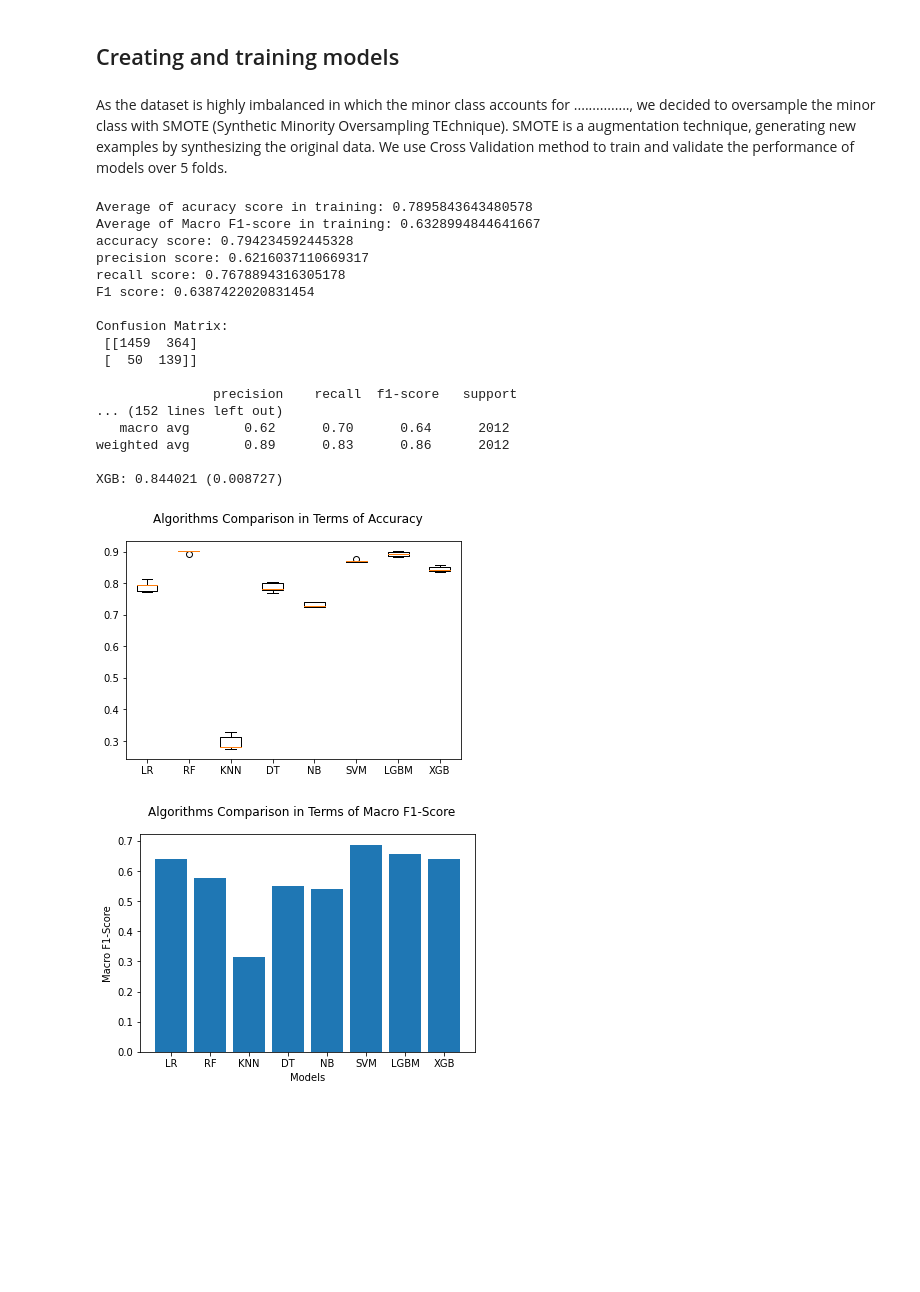
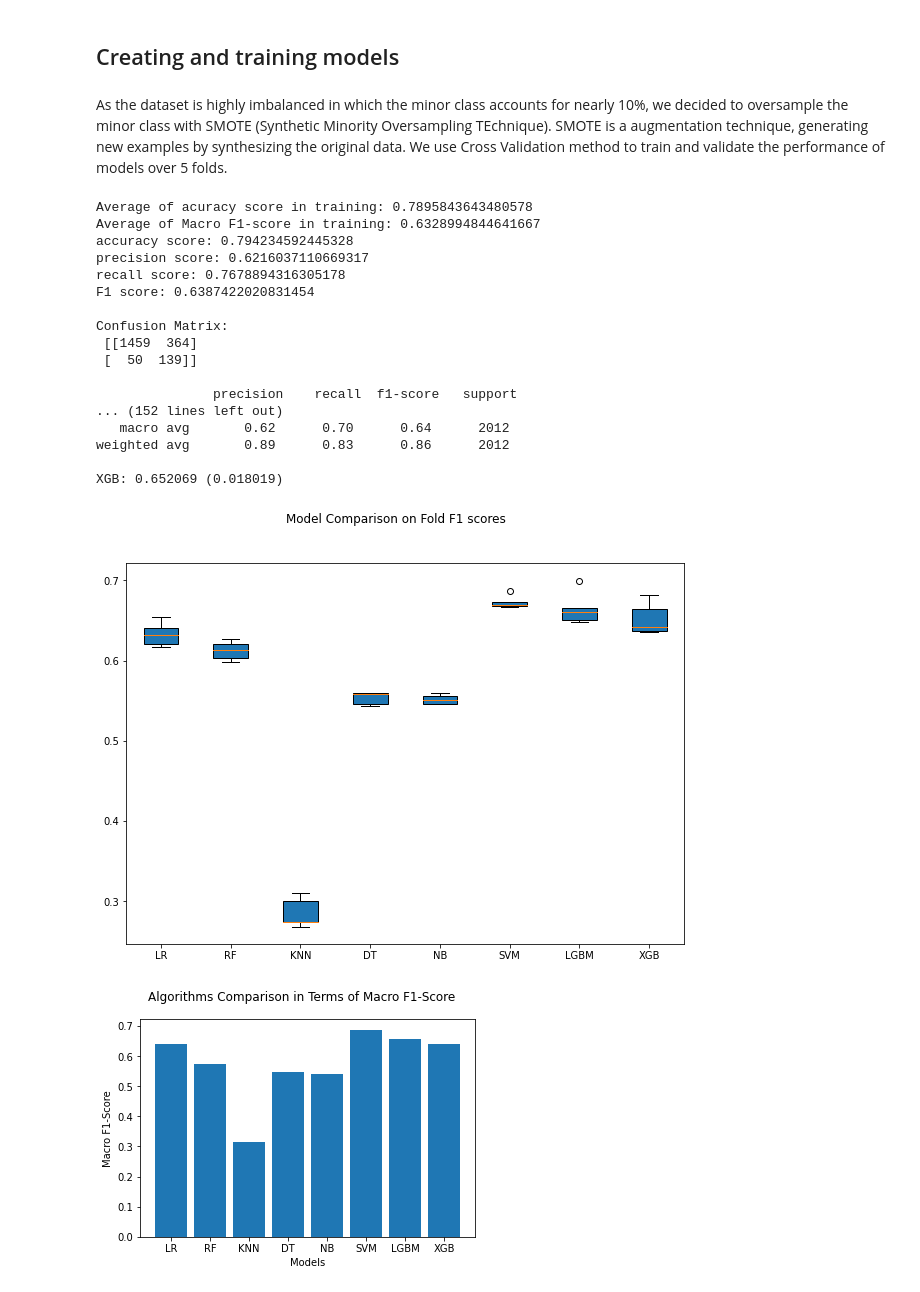
Before and after one commit to NganTran-0017/LING5412, a Jupyter notebook: Classic_ML.ipynb, the cells around one changed output. Cells and saved outputs as stored; diff of their text form; code cells hidden in the pictures; blank space fills up the shorter version.

```diff
--- a/Classic_ML.ipynb
+++ b/Classic_ML.ipynb
@@ -300,7 +302,7 @@ def get_roc_cuve (y_true, y_pred):
 # %% [markdown]
 ## Creating and training models
 # %% [markdown]
-As the dataset is highly imbalanced in which the minor class accounts for ..............., we decided to oversample the minor class with SMOTE (Synthetic Minority Oversampling TEchnique). SMOTE is a augmentation technique, generating new examples by synthesizing the original data.
+As the dataset is highly imbalanced in which the minor class accounts for nearly 10%, we decided to oversample the minor class with SMOTE (Synthetic Minority Oversampling TEchnique). SMOTE is a augmentation technique, generating new examples by synthesizing the original data.
 We use Cross Validation method to train and validate the performance of models over 5 folds.
 # %%
 # Define a function for training models with SMOTE and cross validation
@@ -339,7 +341,7 @@ def score_model(name,model):
     macro_f1_test = f1_score(y_test, y_pred,  average = 'macro', zero_division=1)
     printing_eval_scores (y_test, y_pred)
     roc = get_roc_cuve(y_test, y_pred)
-    report_scores = {'accuracy_folds':np.array(scores),'accuracy_test':test_score, 'macro_f1_test': macro_f1_test, 'y_predicted':y_pred, 'roc': roc }
+    report_scores = {'Macro-F1-folds':np.array(f1_scores),'accuracy_test':test_score, 'macro_f1_test': macro_f1_test, 'y_predicted':y_pred, 'roc': roc }
     return report_scores
 # %%
 # Running all models together
@@ -367,12 +369,12 @@ report_scores_all = {}
 for name, model in models:
   report_scores = score_model(name, model)
   report_scores_all[name] = report_scores
-  results.append(report_scores['accuracy_folds'])
+  results.append(report_scores['Macro-F1-folds'])
   score_test.append(report_scores['accuracy_test'])
   macro_f1[name] = (report_scores['macro_f1_test'])
   rocs[name] = (report_scores['roc'])
   names.append(name)
-  msg = "%s: %f (%f)" % (name, report_scores['accuracy_folds'].mean(), report_scores['accuracy_folds'].std())
+  msg = "%s: %f (%f)" % (name, report_scores['Macro-F1-folds'].mean(), report_scores['Macro-F1-folds'].std())
   print(msg)
 # %% [output]
 Average of acuracy score in training: 0.7895843643480578
@@ -391,16 +393,18 @@ Confusion Matrix:
    macro avg       0.62      0.70      0.64      2012
 weighted avg       0.89      0.83      0.86      2012
 
-XGB: 0.844021 (0.008727)
+XGB: 0.652069 (0.018019)
-[figure, removed]
 # %%
 # boxplot algorithm comparison
-fig = plt.figure()
-fig.suptitle('Model Comparison on Fold Accuracy')
+fig = plt.figure(figsize=(10,7))
+fig.suptitle('Model Comparison on Fold F1 scores')
 ax = fig.add_subplot(111)
-plt.boxplot(results)
+plt.boxplot(results, patch_artist=True)
 ax.set_xticklabels(names)
+fig.savefig(".\ClassicML-CV-F1_boxplot.png")
 plt.show()
+# %% [output]
+[figure, added]
 # %%
 # boxplot algorithm comparison in terms of Macro F1-Score
 fig = plt.figure()
```
Also changed, not shown: parts of 5 cells of this notebook.
